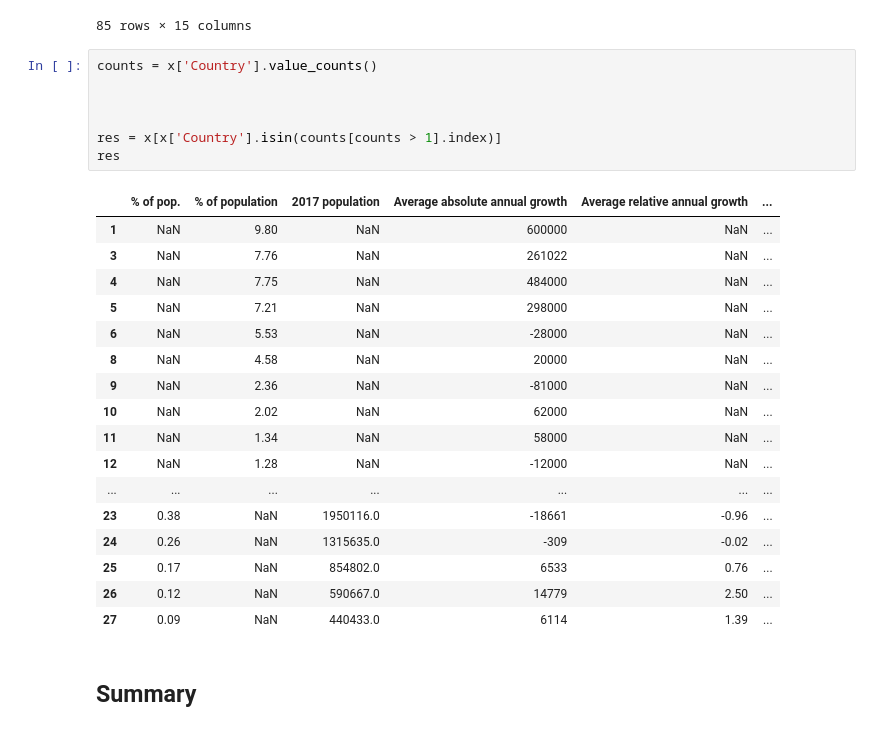
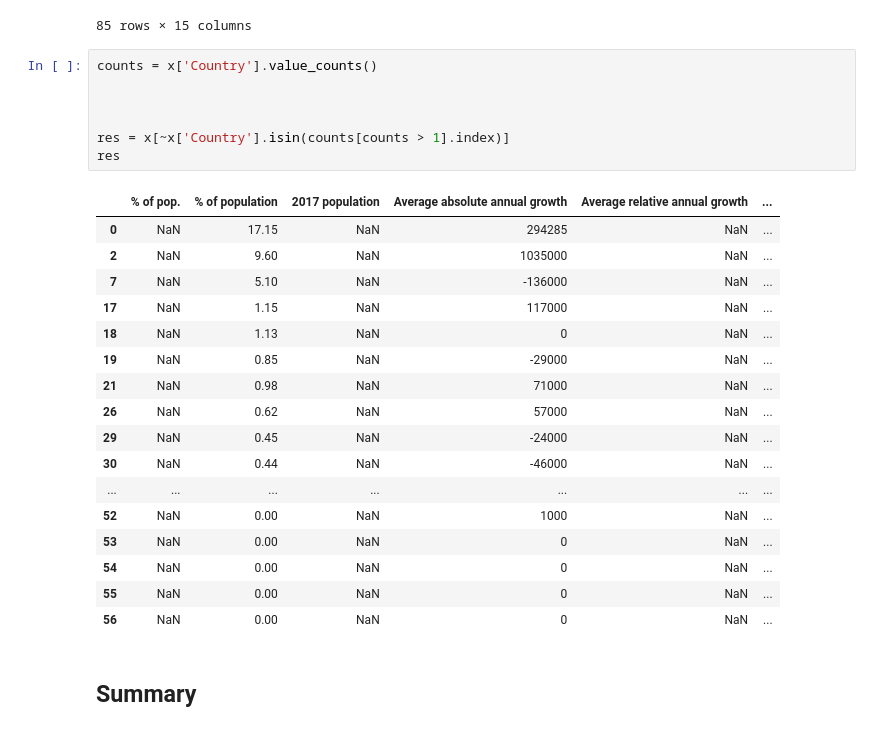
Before and after one commit to jmt0221/dsc-intro-to-sets-lab-nyc-ds-082619, a Jupyter notebook: index.ipynb, the cells around one changed output. Cells and saved outputs as stored; diff of their text form.

```diff
--- a/index.ipynb
+++ b/index.ipynb
@@ -312,28 +312,28 @@ To retain the current behavior and silence the warning, pass 'sort=True'.
 # %%
 counts = x['Country'].value_counts()
 
 
 
-res = x[x['Country'].isin(counts[counts > 1].index)]
+res = x[~x['Country'].isin(counts[counts > 1].index)]
 res
 # %% [output]
 |  | % of pop. | % of population | 2017 population | Average absolute annual growth | Average relative annual growth | ... |
-| 1 | NaN | 9.80 | NaN | 600000 | NaN | ... |
-| 3 | NaN | 7.76 | NaN | 261022 | NaN | ... |
-| 4 | NaN | 7.75 | NaN | 484000 | NaN | ... |
-| 5 | NaN | 7.21 | NaN | 298000 | NaN | ... |
-| 6 | NaN | 5.53 | NaN | -28000 | NaN | ... |
-| 8 | NaN | 4.58 | NaN | 20000 | NaN | ... |
-| 9 | NaN | 2.36 | NaN | -81000 | NaN | ... |
-| 10 | NaN | 2.02 | NaN | 62000 | NaN | ... |
-| 11 | NaN | 1.34 | NaN | 58000 | NaN | ... |
-| 12 | NaN | 1.28 | NaN | -12000 | NaN | ... |
+| 0 | NaN | 17.15 | NaN | 294285 | NaN | ... |
+| 2 | NaN | 9.60 | NaN | 1035000 | NaN | ... |
+| 7 | NaN | 5.10 | NaN | -136000 | NaN | ... |
+| 17 | NaN | 1.15 | NaN | 117000 | NaN | ... |
+| 18 | NaN | 1.13 | NaN | 0 | NaN | ... |
+| 19 | NaN | 0.85 | NaN | -29000 | NaN | ... |
+| 21 | NaN | 0.98 | NaN | 71000 | NaN | ... |
+| 26 | NaN | 0.62 | NaN | 57000 | NaN | ... |
+| 29 | NaN | 0.45 | NaN | -24000 | NaN | ... |
+| 30 | NaN | 0.44 | NaN | -46000 | NaN | ... |
 | ... | ... | ... | ... | ... | ... | ... |
-| 23 | 0.38 | NaN | 1950116.0 | -18661 | -0.96 | ... |
-| 24 | 0.26 | NaN | 1315635.0 | -309 | -0.02 | ... |
-| 25 | 0.17 | NaN | 854802.0 | 6533 | 0.76 | ... |
-| 26 | 0.12 | NaN | 590667.0 | 14779 | 2.50 | ... |
-| 27 | 0.09 | NaN | 440433.0 | 6114 | 1.39 | ... |
+| 52 | NaN | 0.00 | NaN | 1000 | NaN | ... |
+| 53 | NaN | 0.00 | NaN | 0 | NaN | ... |
+| 54 | NaN | 0.00 | NaN | 0 | NaN | ... |
+| 55 | NaN | 0.00 | NaN | 0 | NaN | ... |
+| 56 | NaN | 0.00 | NaN | 0 | NaN | ... |
 # %% [markdown]
 ## Summary
 # %% [markdown]
```
